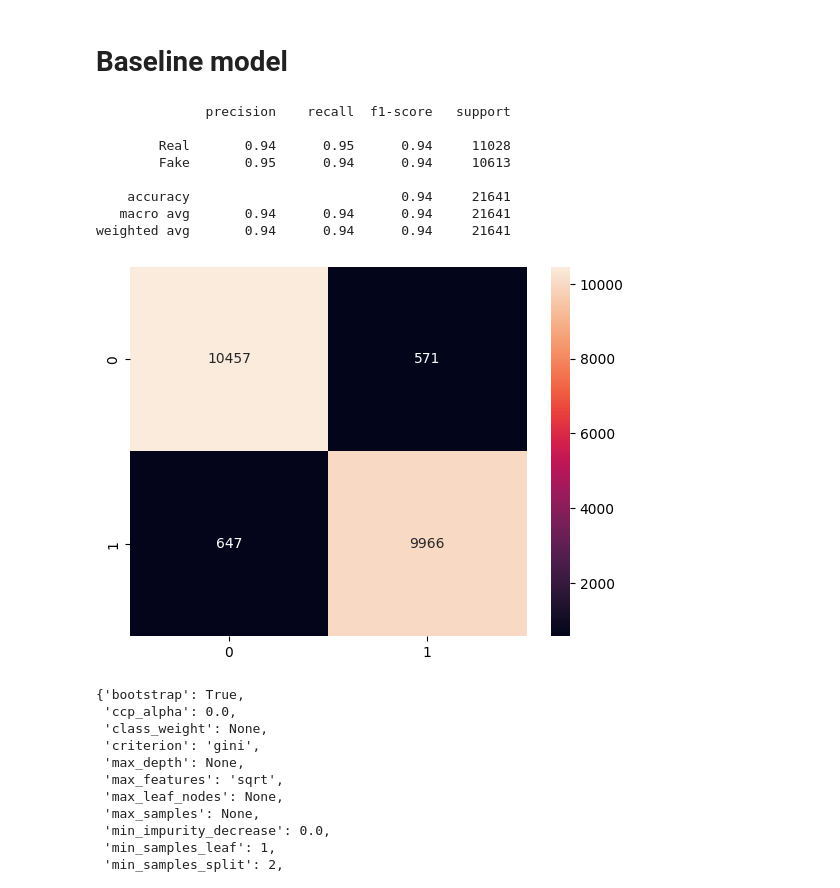
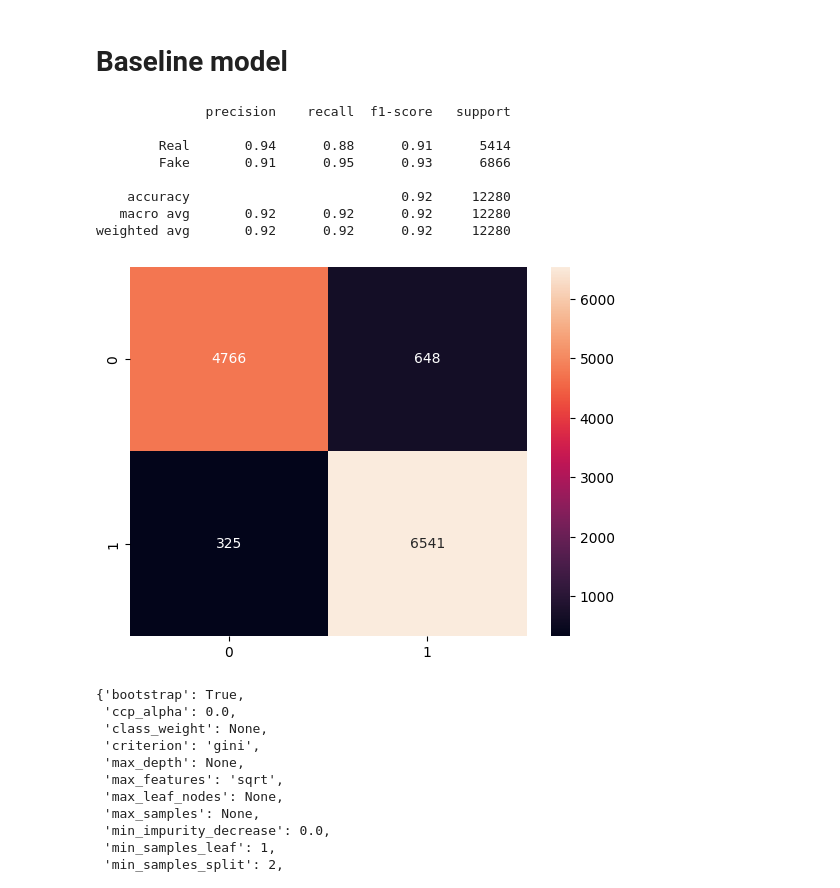
Before and after one commit to katjaweb/mlops-fake-news-prediction, a Jupyter notebook: modeling.ipynb, the cells around one changed output. Saved outputs shown, nothing was run; the diff lists cells and outputs as text; code cells hidden in the pictures.

```diff
--- a/modeling.ipynb
+++ b/modeling.ipynb
@@ -121,0 +304,5 @@ y_train Shape: (50493,)
+# %%
+lgb_bow = lgb.LGBMClassifier(random_state=0, n_jobs=-1)
+lgb_bow.fit(X_train_bow.astype(np.float32), y_train, feature_name='auto')
+y_pred_bow_lgb = lgb_bow.predict(X_val_bow.astype(np.float32))
+evaluate(y_val, y_pred_bow_lgb)
@@ -121,0 +327,5 @@ y_train Shape: (50493,)
+# %%
+lgb_tfidf = lgb.LGBMClassifier(random_state=0, n_jobs=-1)
+lgb_tfidf.fit(X_train_tfidf.astype(np.float32), y_train)
+y_pred_tfidf_lgb = lgb_tfidf.predict(X_val_tfidf.astype(np.float32))
+evaluate(y_val, y_pred_tfidf_lgb)
@@ -121,0 +355,5 @@ y_train Shape: (50493,)
+# %%
+svc_bow = LinearSVC(random_state=0, max_iter=5000)
+svc_bow.fit(X_train_bow, y_train)
+y_pred_bow_svc = svc_bow.predict(X_val_bow)
+evaluate(y_val, y_pred_bow_svc)
@@ -121,0 +370,5 @@ y_train Shape: (50493,)
+# %%
+svc_tfidf = LinearSVC(dual=True, random_state=0)
+svc_tfidf.fit(X_train_tfidf, y_train)
+y_pred_tfidf_svc = svc_tfidf.predict(X_val_tfidf)
+evaluate(y_val, y_pred_tfidf_svc)
@@ -124,18 +476,18 @@ y_train Shape: (50493,)
 # %%
 rf_baseline = RandomForestClassifier(random_state=0)
 rf_baseline.fit(X_train_bow, y_train)
-y_pred_baseline = rf_baseline.predict(X_test_bow)
-evaluate(y_test, y_pred_baseline)
+y_pred_baseline = rf_baseline.predict(X_val_bow)
+evaluate(y_val, y_pred_baseline)
 # %% [output]
               precision    recall  f1-score   support
 
-        Real       0.94      0.95      0.94     11028
-        Fake       0.95      0.94      0.94     10613
+        Real       0.94      0.88      0.91      5414
+        Fake       0.91      0.95      0.93      6866
 
-    accuracy                           0.94     21641
-   macro avg       0.94      0.94      0.94     21641
-weighted avg       0.94      0.94      0.94     21641
+    accuracy                           0.92     12280
+   macro avg       0.92      0.92      0.92     12280
+weighted avg       0.92      0.92      0.92     12280
-[figure, old version]
+[figure, new version]
 # %%
 rf_baseline.get_params()
 # %% [output]
```
Also changed, not shown: parts of 107 cells of this notebook.
